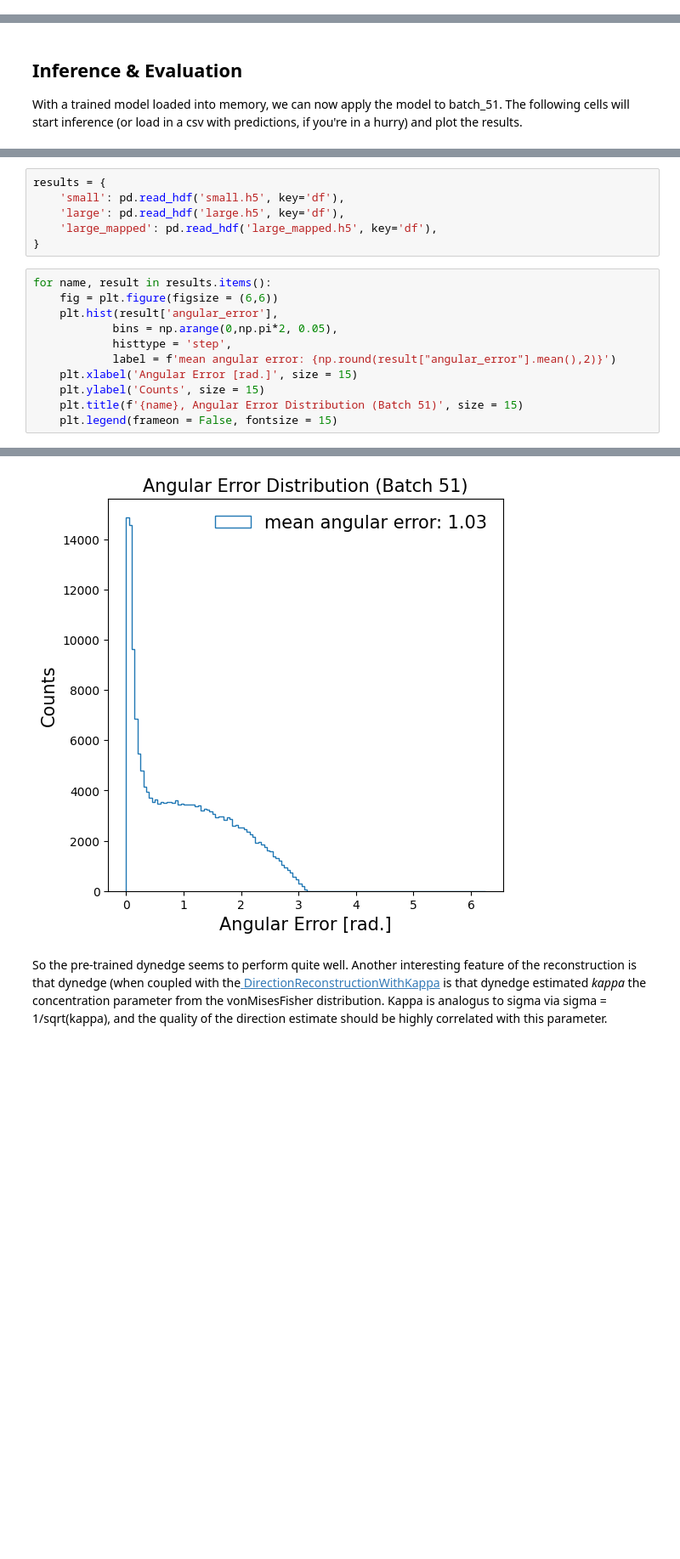
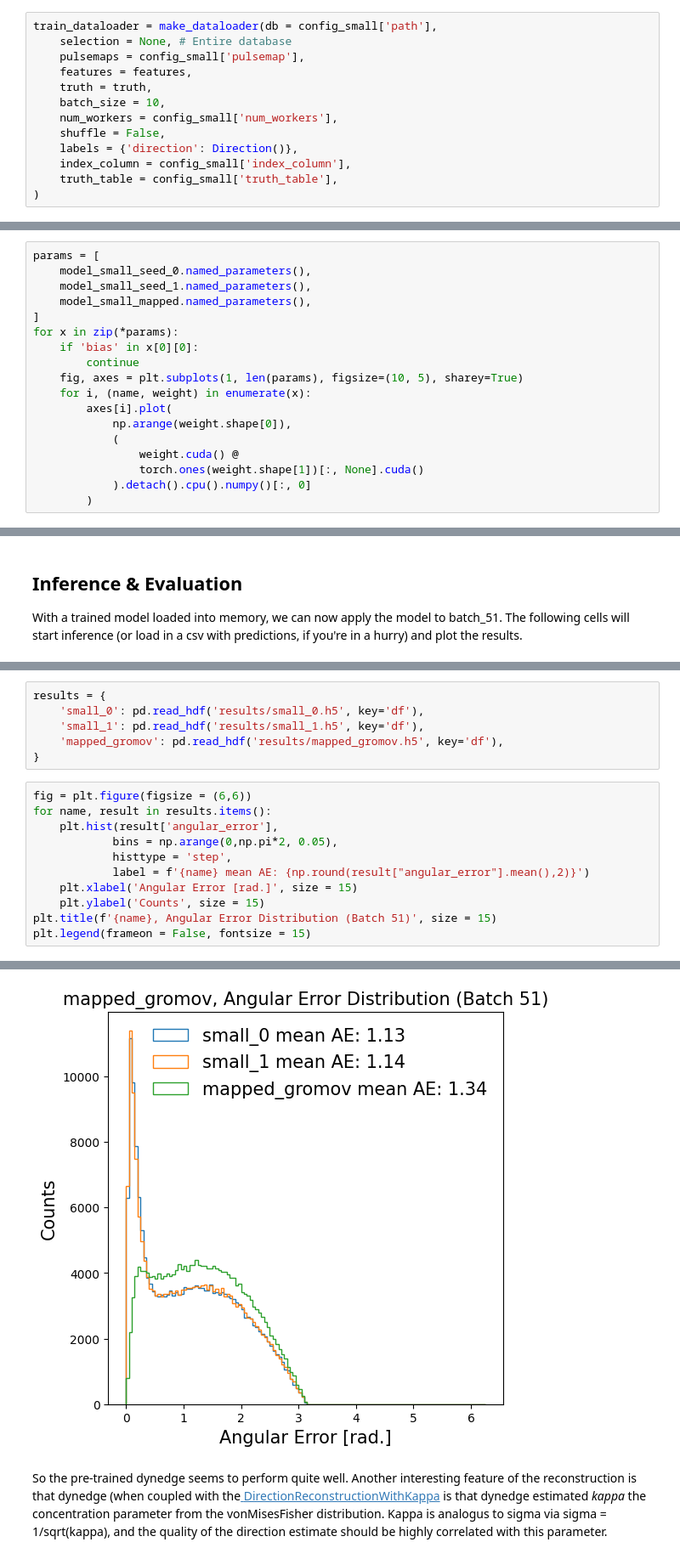
Before and after one commit to mkotyushev/icecube, a Jupyter notebook: graphnet-map.ipynb, the cells around one changed output, grey strips where cells are left out. Shown: that part at 85% size. Drawn from its saved outputs; the diff is of its cells as text; blank space fills up the shorter version.

```diff
--- a/graphnet-map.ipynb
+++ b/graphnet-map.ipynb
@@ -429,0 +358,13 @@ OrderedDict([('_gnn._conv_layers.0.nn.0.weight',
+# %%
+train_dataloader = make_dataloader(db = config_small['path'],
+    selection = None, # Entire database
+    pulsemaps = config_small['pulsemap'],
+    features = features,
+    truth = truth,
+    batch_size = 10,
+    num_workers = config_small['num_workers'],
+    shuffle = False,
+    labels = {'direction': Direction()},
+    index_column = config_small['index_column'],
+    truth_table = config_small['truth_table'],
+)
@@ -434,0 +549,18 @@ model_large_mapped.load_state_dict(model_large_mapped_state_dict)
+# %%
+params = [
+    model_small_seed_0.named_parameters(),
+    model_small_seed_1.named_parameters(),
+    model_small_mapped.named_parameters(),
+]
+for x in zip(*params):
+    if 'bias' in x[0][0]:
+        continue
+    fig, axes = plt.subplots(1, len(params), figsize=(10, 5), sharey=True)
+    for i, (name, weight) in enumerate(x):
+        axes[i].plot(
+            np.arange(weight.shape[0]),
+            (
+                weight.cuda() @
+                torch.ones(weight.shape[1])[:, None].cuda()
+            ).detach().cpu().numpy()[:, 0]
+        )
@@ -474,23 +848,23 @@ df.to_hdf('large_mapped.h5', key='df', mode='w')
 # %%
 results = {
-    'small': pd.read_hdf('small.h5', key='df'),
-    'large': pd.read_hdf('large.h5', key='df'),
-    'large_mapped': pd.read_hdf('large_mapped.h5', key='df'),
+    'small_0': pd.read_hdf('results/small_0.h5', key='df'),
+    'small_1': pd.read_hdf('results/small_1.h5', key='df'),
+    'mapped_gromov': pd.read_hdf('results/mapped_gromov.h5', key='df'),
 }
 # %%
+fig = plt.figure(figsize = (6,6))
 for name, result in results.items():
-    fig = plt.figure(figsize = (6,6))
     plt.hist(result['angular_error'],
             bins = np.arange(0,np.pi*2, 0.05),
             histtype = 'step',
-            label = f'mean angular error: {np.round(result["angular_error"].mean(),2)}')
+            label = f'{name} mean AE: {np.round(result["angular_error"].mean(),2)}')
     plt.xlabel('Angular Error [rad.]', size = 15)
     plt.ylabel('Counts', size = 15)
-    plt.title(f'{name}, Angular Error Distribution (Batch 51)', size = 15)
-    plt.legend(frameon = False, fontsize = 15)
+plt.title(f'{name}, Angular Error Distribution (Batch 51)', size = 15)
+plt.legend(frameon = False, fontsize = 15)
 # %% [output]
 <matplotlib.legend.Legend at 0x...>
-[figure, old version]
+[figure, new version]
 # %% [markdown]
 So the pre-trained dynedge seems to perform quite well. Another interesting feature of the reconstruction is that dynedge (when coupled with the[ DirectionReconstructionWithKappa](https://github.com/graphnet-team/graphnet/blob/7e857562898ebebebc9a105159fd3d4eb4994aea/src/graphnet/models/task/reconstruction.py#L45) is that dynedge estimated *kappa* the concentration parameter from the vonMisesFisher distribution. Kappa is analogus to sigma via sigma = 1/sqrt(kappa), and the quality of the direction estimate should be highly correlated with this parameter.
 # %%
```
Also changed, not shown: parts of 48 cells of this notebook.
